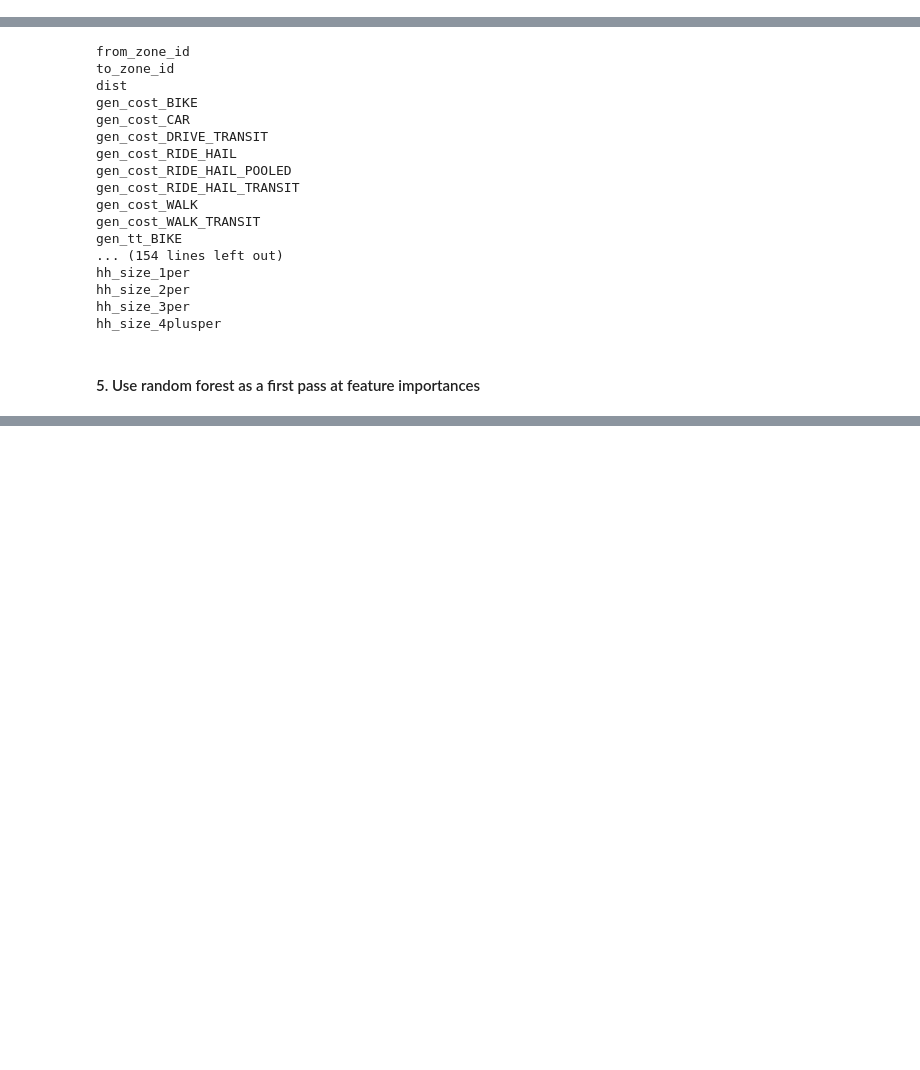
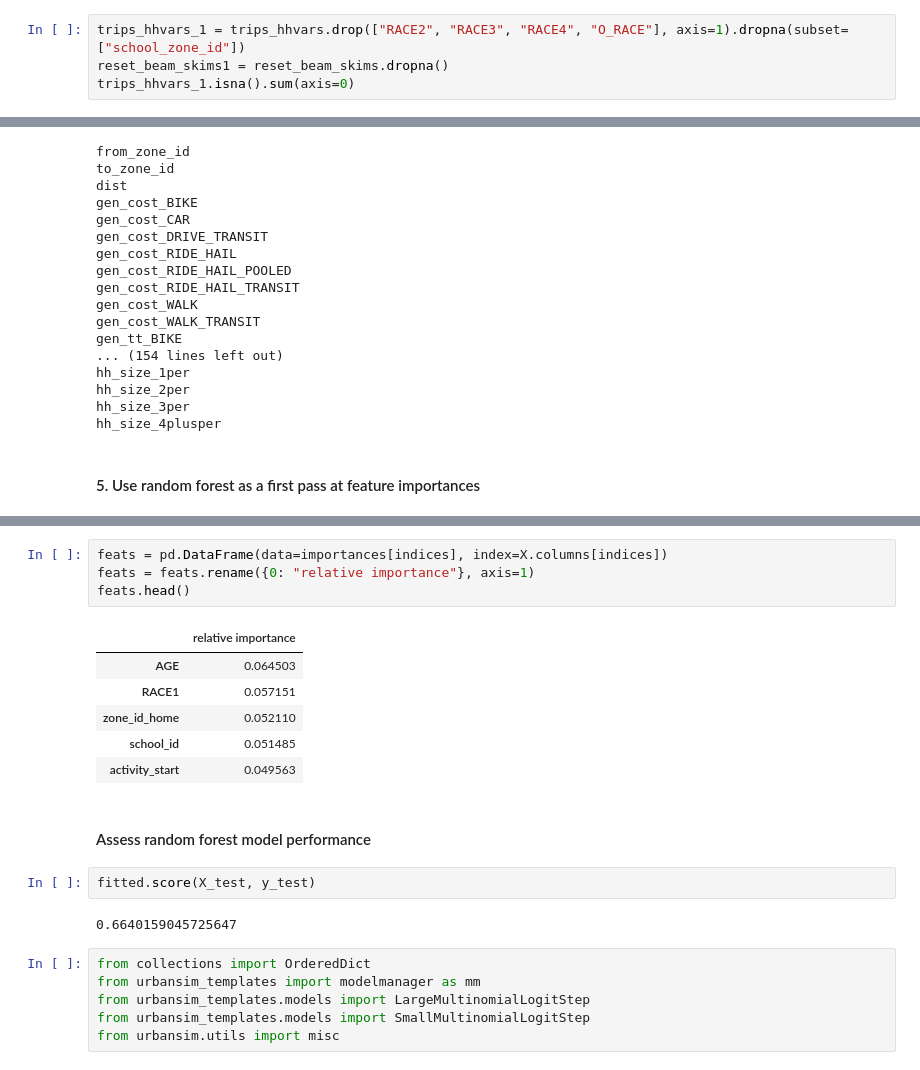
Before and after one commit to ual/ual_model_workspace, a Jupyter notebook: spring-2019-models/notebooks-amelia/school mode choice estimation.ipynb, the cells around one changed output, grey strips where cells are left out. Cells and saved outputs as stored; diff of their text form; blank space fills up the shorter version.

```diff
--- a/spring-2019-models/notebooks-amelia/school mode choice estimation.ipynb
+++ b/spring-2019-models/notebooks-amelia/school mode choice estimation.ipynb
@@ -156,0 +181,4 @@ reset_beam_skims.head()
+# %%
+trips_hhvars_1 = trips_hhvars.drop(["RACE2", "RACE3", "RACE4", "O_RACE"], axis=1).dropna(subset=["school_zone_id"])
+reset_beam_skims1 = reset_beam_skims.dropna()
+trips_hhvars_1.isna().sum(axis=0)
@@ -224,0 +300,23 @@ X
+# %%
+feats = pd.DataFrame(data=importances[indices], index=X.columns[indices])
+feats = feats.rename({0: "relative importance"}, axis=1)
+feats.head()
+# %% [output]
+|  | relative importance |
+| AGE | 0.064503 |
+| RACE1 | 0.057151 |
+| zone_id_home | 0.052110 |
+| school_id | 0.051485 |
+| activity_start | 0.049563 |
+# %% [markdown]
+#### Assess random forest model performance
+# %%
+fitted.score(X_test, y_test)
+# %% [output]
+0.6640159045725647
+# %%
+from collections import OrderedDict
+from urbansim_templates import modelmanager as mm
+from urbansim_templates.models import LargeMultinomialLogitStep
+from urbansim_templates.models import SmallMultinomialLogitStep
+from urbansim.utils import misc
```
Also changed, not shown: parts of 13 cells of this notebook.
